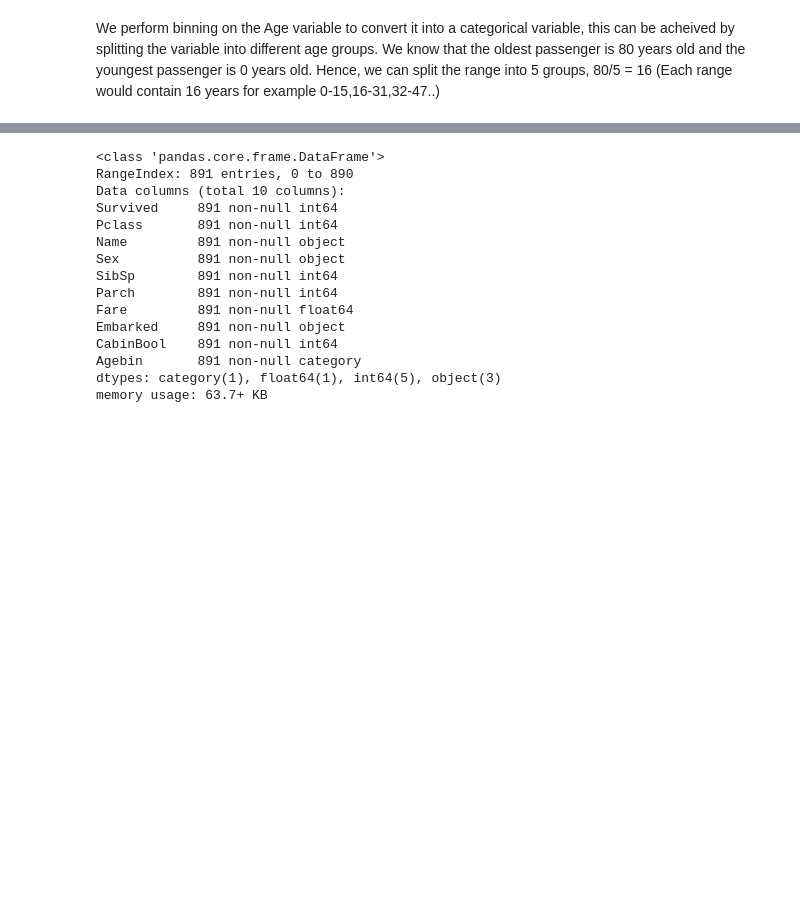
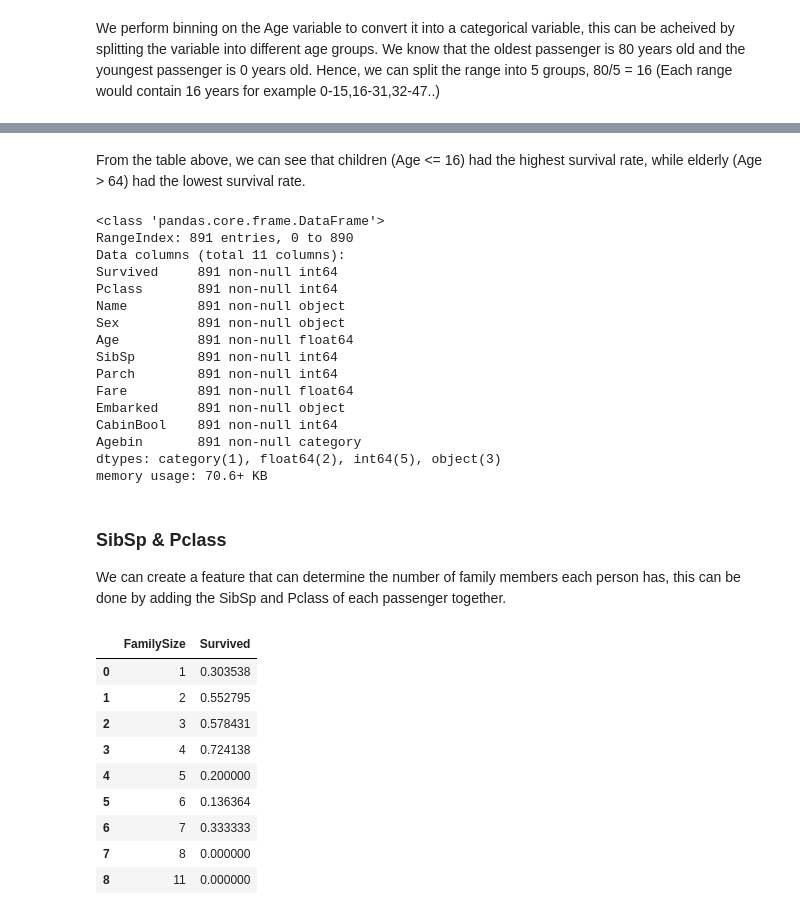
Before and after one commit to Javiery3889/kaggle-solutions, a Jupyter notebook: CA1_Titanic/CA1_Titanic.ipynb, the cells around one changed output, grey strips where cells are left out. Drawn from its saved outputs; the diff is of its cells as text; code cells hidden in the pictures; blank space fills up the shorter version.

```diff
--- a/CA1_Titanic/CA1_Titanic.ipynb
+++ b/CA1_Titanic/CA1_Titanic.ipynb
@@ -277,22 +281,43 @@ We perform binning on the Age variable to convert it into a categorical variable
+# %% [markdown]
+From the table above, we can see that children (Age <= 16) had the highest survival rate, while elderly (Age > 64) had the lowest survival rate.
 # %%
-train_dataset['Agebin']=pd.cut(train_dataset.Age.astype('int64'),5)
-train_dataset.Agebin.head(5)
 # Remove Age variable from dataset
-train_dataset.drop('Age',axis=1, inplace = True)
+# train_dataset.drop('Age',axis=1, inplace = True)
 train_dataset.info()
 # %% [output]
 <class 'pandas.core.frame.DataFrame'>
 RangeIndex: 891 entries, 0 to 890
-Data columns (total 10 columns):
+Data columns (total 11 columns):
 Survived     891 non-null int64
 Pclass       891 non-null int64
 Name         891 non-null object
 Sex          891 non-null object
+Age          891 non-null float64
 SibSp        891 non-null int64
 Parch        891 non-null int64
 Fare         891 non-null float64
 Embarked     891 non-null object
 CabinBool    891 non-null int64
 Agebin       891 non-null category
-dtypes: category(1), float64(1), int64(5), object(3)
-memory usage: 63.7+ KB
+dtypes: category(1), float64(2), int64(5), object(3)
+memory usage: 70.6+ KB
+# %% [markdown]
+### SibSp & Pclass
+We can create a feature that can determine the number of family members each person has, this can be done by adding the SibSp and Pclass of each passenger together.
+# %%
+# Create FamilySize feature to display how many family members is the passenger travelling with
+# we add one as familysize will always be 1 (Individual passenger), and > 1 when they are with a family member
+train_dataset['FamilySize'] = train_dataset['SibSp'] + train_dataset['Parch'] + 1
+
+train_dataset[['FamilySize', 'Survived']].groupby(['FamilySize'], as_index=False).mean().sort_values(by='FamilySize')
+# %% [output]
+|  | FamilySize | Survived |
+| 0 | 1 | 0.303538 |
+| 1 | 2 | 0.552795 |
+| 2 | 3 | 0.578431 |
+| 3 | 4 | 0.724138 |
+| 4 | 5 | 0.200000 |
+| 5 | 6 | 0.136364 |
+| 6 | 7 | 0.333333 |
+| 7 | 8 | 0.000000 |
+| 8 | 11 | 0.000000 |
```
Also changed, not shown: parts of 24 cells of this notebook.
